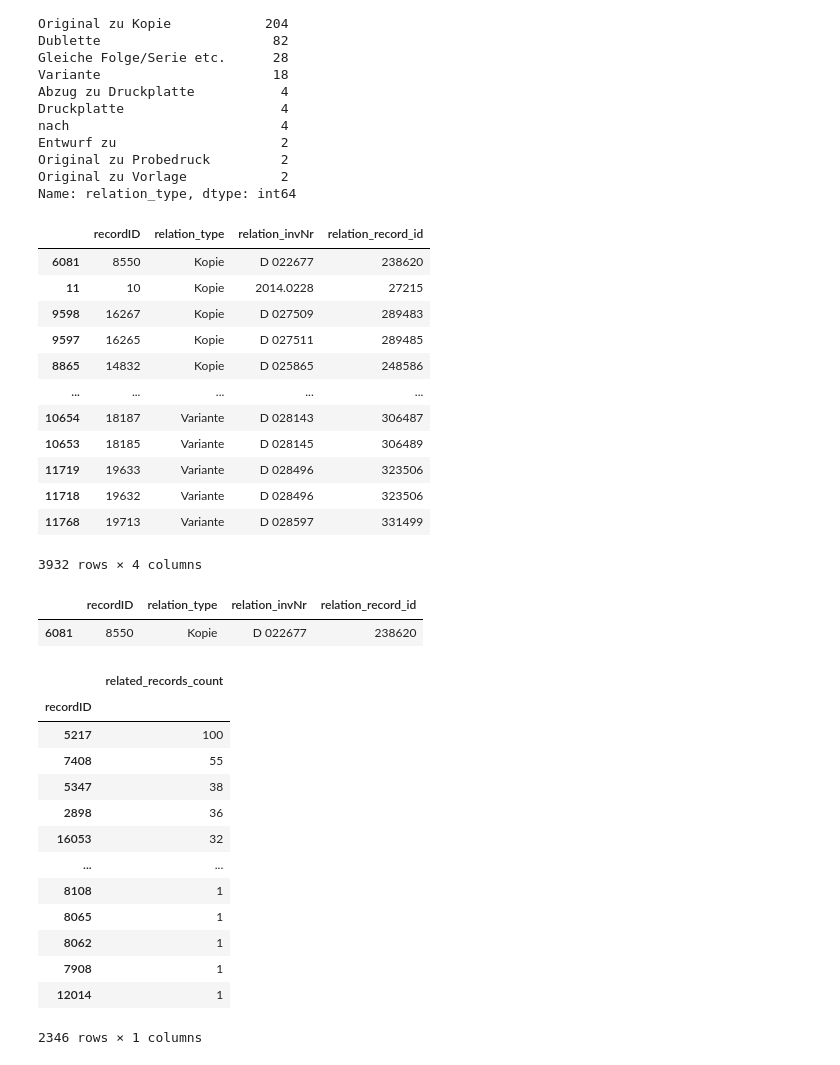
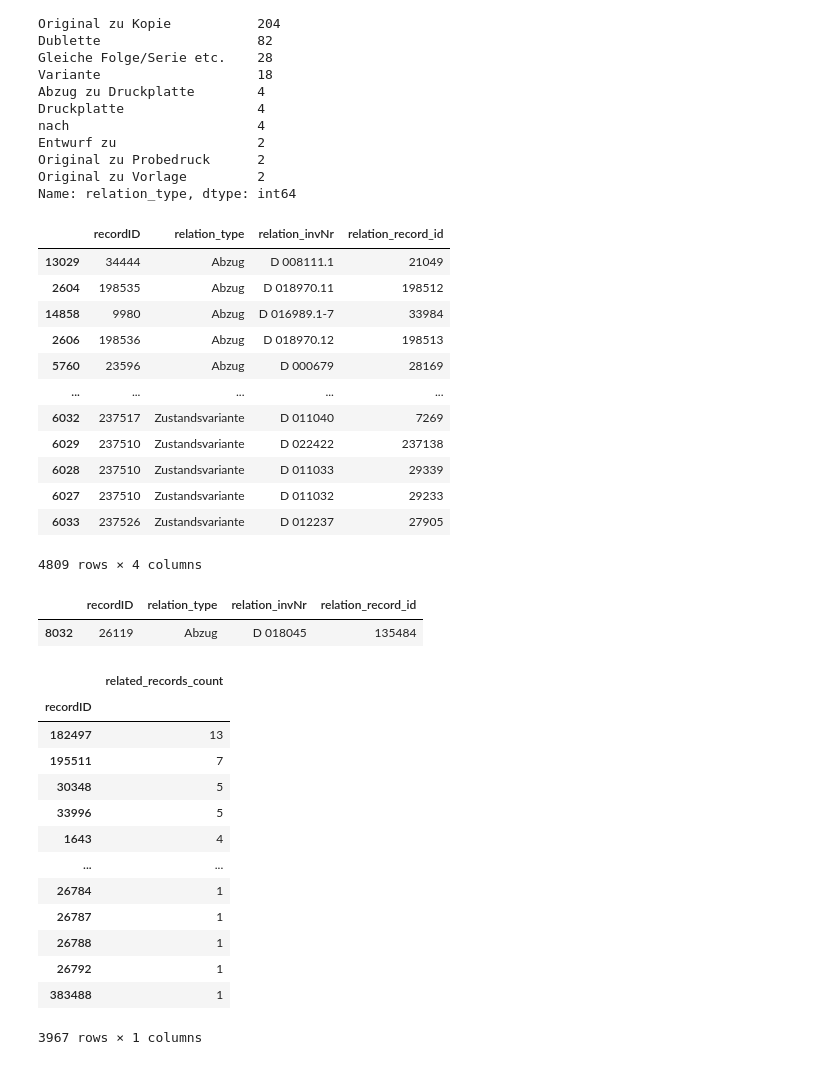
Before and after one commit to eth-library-lab/open-image-search, a Jupyter notebook: search-model/notebooks/process_relations_xlsx.ipynb, the cells around one changed output. Cells and saved outputs as stored; diff of their text form; code cells hidden in the pictures.

Commit message:
update recordID

```diff
--- a/search-model/notebooks/process_relations_xlsx.ipynb
+++ b/search-model/notebooks/process_relations_xlsx.ipynb
@@ -54,3 +36,7 @@ df.head()
 | 2 | 59785 | https://e-gs.ethz.ch/eMP/eMuseumP... | B 001012 | Ammann, Hans Conrad (1634 - 1707)... | Entstehung: 1645 | Reissbüchlein | Buch | Feder, handkoloriert, Papier vergé | Graphische Sammlung ETH Zürich (C... | ... |
 | 3 | 8041 | https://e-gs.ethz.ch/eMP/eMuseumP... | D 010011.3 | Carracci, Agostino (1557 - 1602);... | Enstehung des Druckträgers: 1590 | Plünderungszug bringt die Waffen ... | Druckgraphik | Kupferstich | Graphische Sammlung ETH Zürich (C... | ... |
 | 4 | 101503 | https://e-gs.ethz.ch/eMP/eMuseumP... | 2013.0279 | Ramberg, Johann Heinrich (1763 - ... | Enstehung des Druckträgers: 1825 | Ohne Titel [Paar vor Herberge] | Handzeichnung | Aquarell, dubliert, Feder | Graphische Sammlung ETH Zürich (C... | ... |
+# %%
+pd.set_option('display.width', None)
+pd.set_option('display.max_colwidth', -1)
+df[df['recordID'].isin([13245,28840,135484])][['recordID','invNr','relations']]
@@ -60,4 +51,9 @@ orig_shape
 # %% [output]
 (24289, 13)
 # %%
-df = df.dropna(subset=['relations'])
+tdf = df.dropna(subset=['relations'])
+tdf = tdf.set_index('recordID')
+# %%
+ser_rel = tdf['relations'].dropna()
+# ser_rel = ser_rel[:20]
+ser_rel = ser_rel.str.split(";")
@@ -185,32 +212,33 @@ Original zu Vorlage            2
 Name: relation_type, dtype: int64
 # %%
 # only use certain relationships (to be confirmed)
-types_to_keep = ['Zustandvariane','Variante','Teil von','Kopie', 'Original zu Kopie', 'Probedruck']
+
+types_to_keep = ['Zustandsvariante','Abzug', 'Dublette'] # ['Variante','Teil von','Kopie', 'Original zu Kopie', 'Probedruck']
 fltr = df_rel['relation_type'].isin(types_to_keep)
 df_rel = df_rel.loc[fltr, :]
 df_rel
 # %% [output]
 |  | recordID | relation_type | relation_invNr | relation_record_id |
-| 6081 | 8550 | Kopie | D 022677 | 238620 |
-| 11 | 10 | Kopie | 2014.0228 | 27215 |
-| 9598 | 16267 | Kopie | D 027509 | 289483 |
-| 9597 | 16265 | Kopie | D 027511 | 289485 |
-| 8865 | 14832 | Kopie | D 025865 | 248586 |
+| 13029 | 34444 | Abzug | D 008111.1 | 21049 |
+| 2604 | 198535 | Abzug | D 018970.11 | 198512 |
+| 14858 | 9980 | Abzug | D 016989.1-7 | 33984 |
+| 2606 | 198536 | Abzug | D 018970.12 | 198513 |
+| 5760 | 23596 | Abzug | D 000679 | 28169 |
 | ... | ... | ... | ... | ... |
-| 10654 | 18187 | Variante | D 028143 | 306487 |
-| 10653 | 18185 | Variante | D 028145 | 306489 |
-| 11719 | 19633 | Variante | D 028496 | 323506 |
-| 11718 | 19632 | Variante | D 028496 | 323506 |
-| 11768 | 19713 | Variante | D 028597 | 331499 |
+| 6032 | 237517 | Zustandsvariante | D 011040 | 7269 |
+| 6029 | 237510 | Zustandsvariante | D 022422 | 237138 |
+| 6028 | 237510 | Zustandsvariante | D 011033 | 29339 |
+| 6027 | 237510 | Zustandsvariante | D 011032 | 29233 |
+| 6033 | 237526 | Zustandsvariante | D 012237 | 27905 |
-3932 rows × 4 columns
+4809 rows × 4 columns
 # %%
 # filter out duplicates
 df_rel_ids = df_rel[['recordID','relation_record_id']].drop_duplicates()
 # %%
-df_rel[df_rel['recordID'] == 135484]#
+df_rel[df_rel['relation_record_id'] == 135484]#
 # %% [output]
 |  | recordID | relation_type | relation_invNr | relation_record_id |
-| 6081 | 8550 | Kopie | D 022677 | 238620 |
+| 8032 | 26119 | Abzug | D 018045 | 135484 |
 # %%
 
 record_ids_sorted = df_rel_ids.groupby('recordID').count().sort_values(by='relation_record_id', ascending=False)
@@ -220,18 +248,18 @@ record_ids_sorted
 # %% [output]
 |  | related_records_count |
 | recordID |  |
-| 5217 | 100 |
-| 7408 | 55 |
-| 5347 | 38 |
-| 2898 | 36 |
-| 16053 | 32 |
+| 182497 | 13 |
+| 195511 | 7 |
+| 30348 | 5 |
+| 33996 | 5 |
+| 1643 | 4 |
 | ... | ... |
-| 8108 | 1 |
-| 8065 | 1 |
-| 8062 | 1 |
-| 7908 | 1 |
-| 12014 | 1 |
+| 26784 | 1 |
+| 26787 | 1 |
+| 26788 | 1 |
+| 26792 | 1 |
+| 383488 | 1 |
-2346 rows × 1 columns
+3967 rows × 1 columns
 # %%
 related_records_list = []
 for rec_id in record_ids_sorted.index:
```
Also changed, not shown: parts of 12 cells of this notebook.
